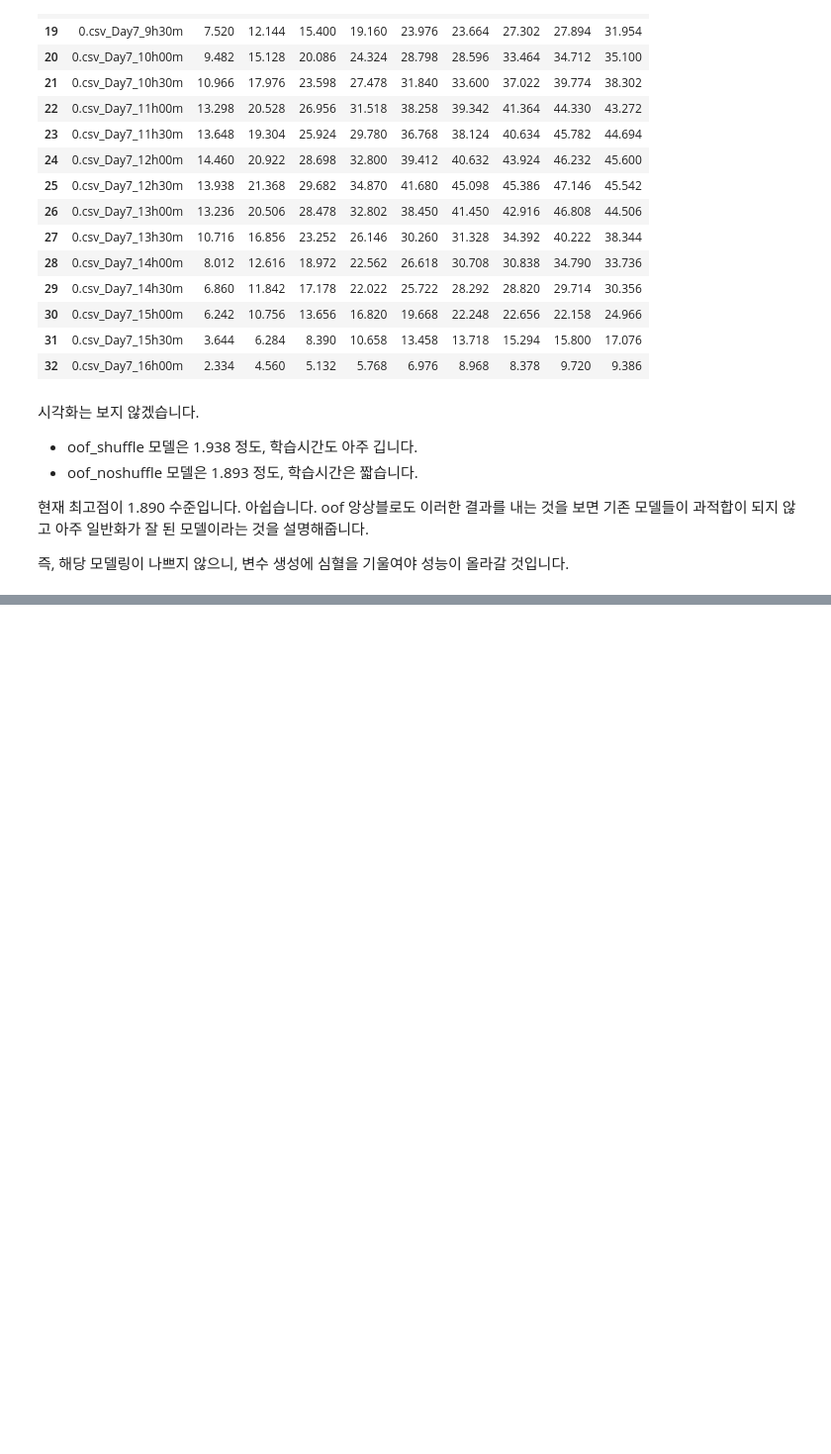
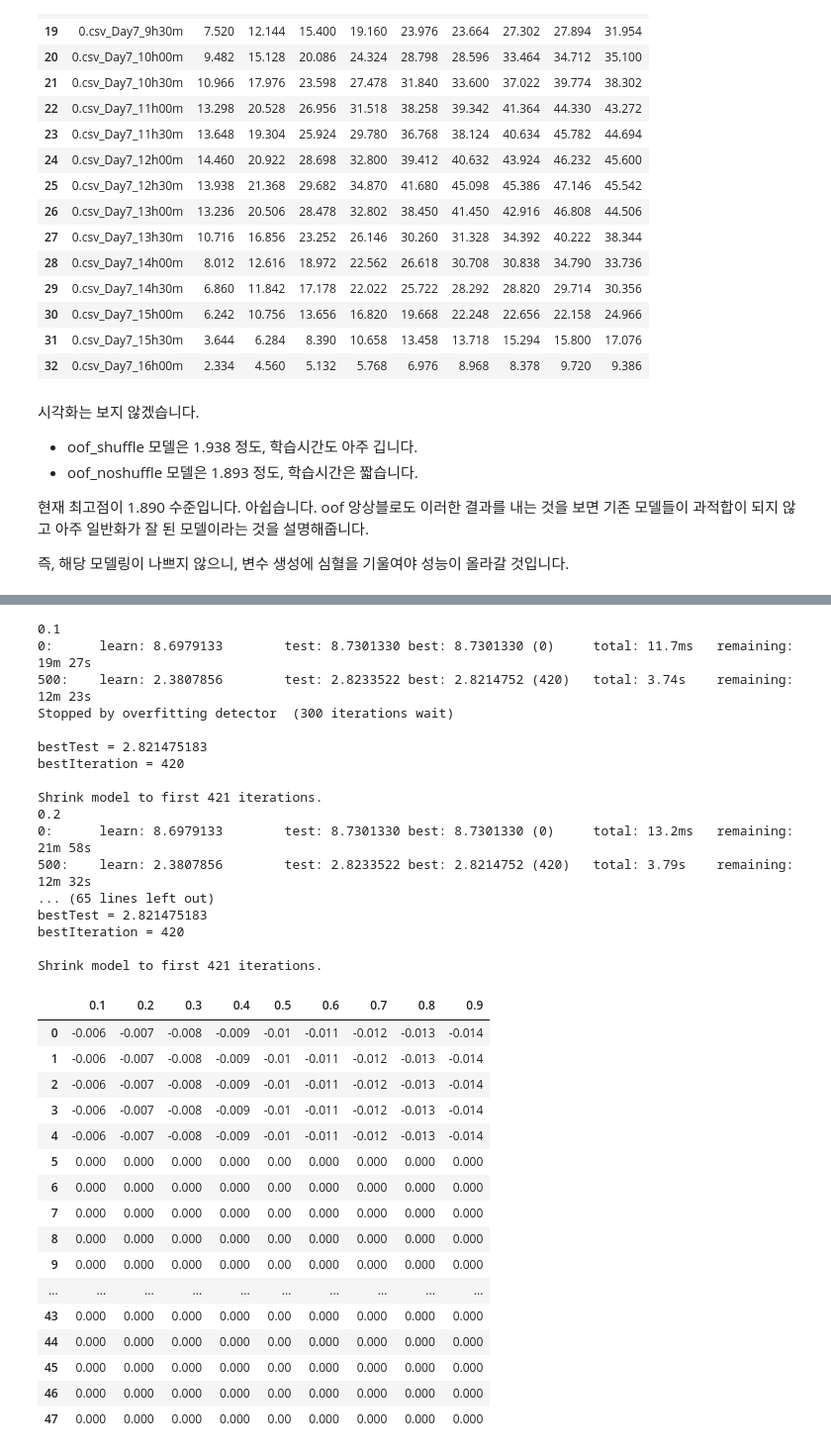
Before and after one commit to thinpig99/dacon-solarPanel, a Jupyter notebook: solarPanel_210108_kfold-test.ipynb, the cells around one changed output, grey strips where cells are left out. Shown at 99% size. Cells and saved outputs as stored; diff of their text form; code cells hidden in the pictures; blank space fills up the shorter version.

```diff
--- a/solarPanel_210108_kfold-test.ipynb
+++ b/solarPanel_210108_kfold-test.ipynb
@@ -341,0 +450,39 @@ submission[16:33]
+# %%
+# Target1
+models_2, results_2 = train_catb(x_train, y_train_2, x_val, y_val_2, X_test)
+results_2.sort_index()[:48]
+# %% [output]
+0.1
+0:      learn: 8.6979133        test: 8.7301330 best: 8.7301330 (0)     total: 11.7ms   remaining: 19m 27s
+500:    learn: 2.3807856        test: 2.8233522 best: 2.8214752 (420)   total: 3.74s    remaining: 12m 23s
+Stopped by overfitting detector  (300 iterations wait)
+
+bestTest = 2.821475183
+bestIteration = 420
+
+Shrink model to first 421 iterations.
+0.2
+0:      learn: 8.6979133        test: 8.7301330 best: 8.7301330 (0)     total: 13.2ms   remaining: 21m 58s
+500:    learn: 2.3807856        test: 2.8233522 best: 2.8214752 (420)   total: 3.79s    remaining: 12m 32s
+... (65 lines left out)
+bestTest = 2.821475183
+bestIteration = 420
+
+Shrink model to first 421 iterations.
+|  | 0.1 | 0.2 | 0.3 | 0.4 | 0.5 | 0.6 | 0.7 | 0.8 | 0.9 |
+| 0 | -0.006 | -0.007 | -0.008 | -0.009 | -0.01 | -0.011 | -0.012 | -0.013 | -0.014 |
+| 1 | -0.006 | -0.007 | -0.008 | -0.009 | -0.01 | -0.011 | -0.012 | -0.013 | -0.014 |
+| 2 | -0.006 | -0.007 | -0.008 | -0.009 | -0.01 | -0.011 | -0.012 | -0.013 | -0.014 |
+| 3 | -0.006 | -0.007 | -0.008 | -0.009 | -0.01 | -0.011 | -0.012 | -0.013 | -0.014 |
+| 4 | -0.006 | -0.007 | -0.008 | -0.009 | -0.01 | -0.011 | -0.012 | -0.013 | -0.014 |
+| 5 | 0.000 | 0.000 | 0.000 | 0.000 | 0.00 | 0.000 | 0.000 | 0.000 | 0.000 |
+| 6 | 0.000 | 0.000 | 0.000 | 0.000 | 0.00 | 0.000 | 0.000 | 0.000 | 0.000 |
+| 7 | 0.000 | 0.000 | 0.000 | 0.000 | 0.00 | 0.000 | 0.000 | 0.000 | 0.000 |
+| 8 | 0.000 | 0.000 | 0.000 | 0.000 | 0.00 | 0.000 | 0.000 | 0.000 | 0.000 |
+| 9 | 0.000 | 0.000 | 0.000 | 0.000 | 0.00 | 0.000 | 0.000 | 0.000 | 0.000 |
+| ... | ... | ... | ... | ... | ... | ... | ... | ... | ... |
+| 43 | 0.000 | 0.000 | 0.000 | 0.000 | 0.00 | 0.000 | 0.000 | 0.000 | 0.000 |
+| 44 | 0.000 | 0.000 | 0.000 | 0.000 | 0.00 | 0.000 | 0.000 | 0.000 | 0.000 |
+| 45 | 0.000 | 0.000 | 0.000 | 0.000 | 0.00 | 0.000 | 0.000 | 0.000 | 0.000 |
+| 46 | 0.000 | 0.000 | 0.000 | 0.000 | 0.00 | 0.000 | 0.000 | 0.000 | 0.000 |
+| 47 | 0.000 | 0.000 | 0.000 | 0.000 | 0.00 | 0.000 | 0.000 | 0.000 | 0.000 |
```
Also changed, not shown: parts of 17 cells of this notebook, 12 other files.
